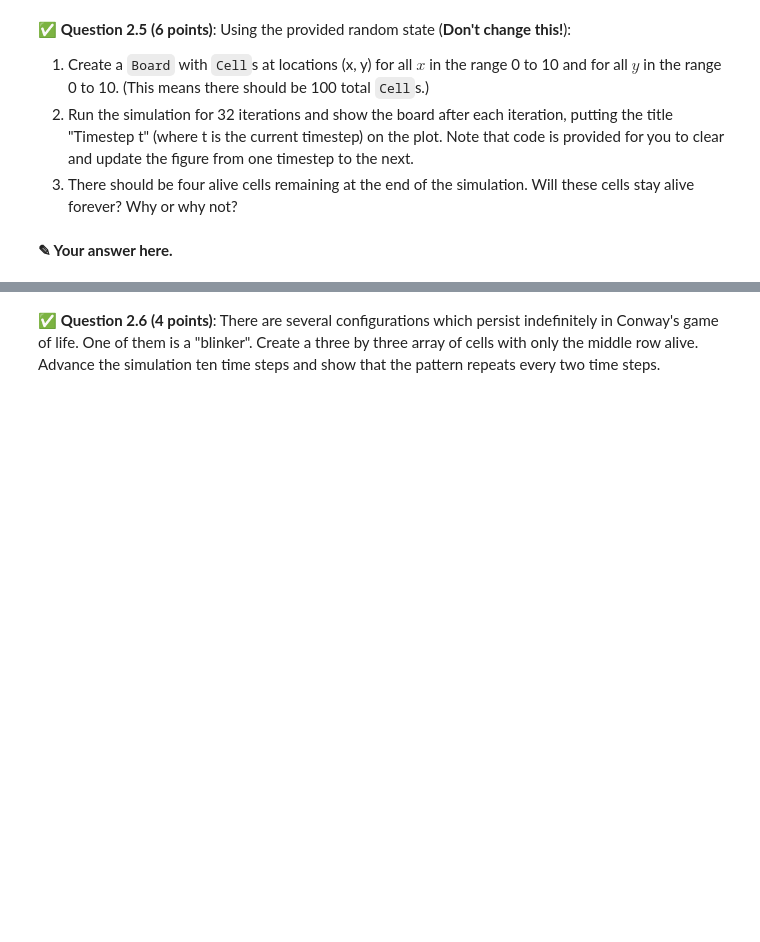
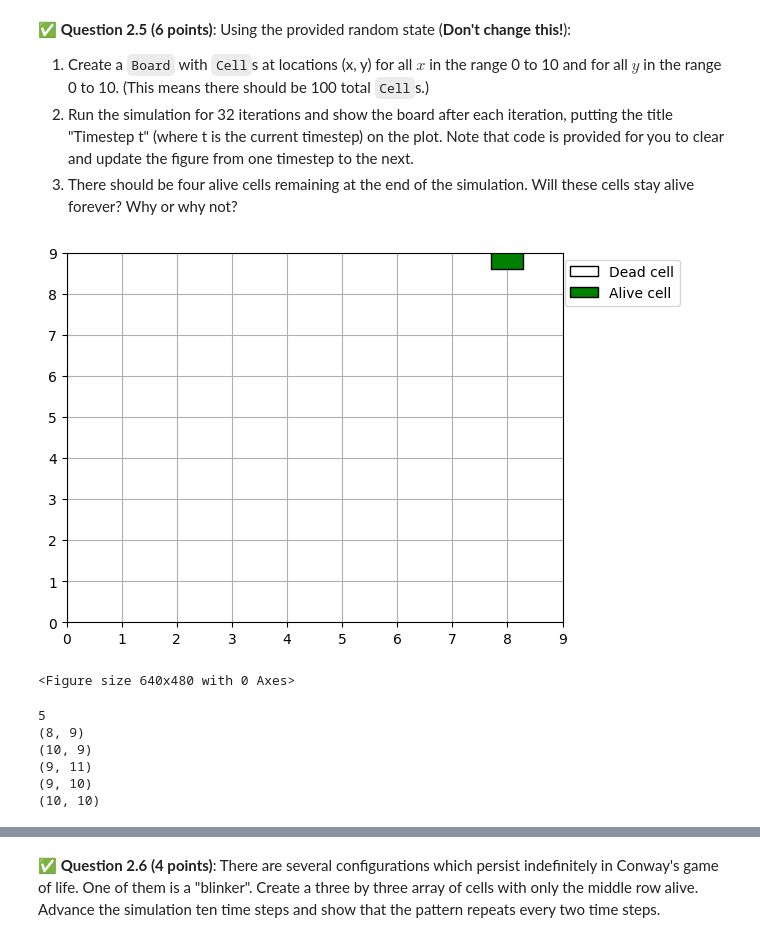
Before and after one commit to Jil-mueller/CMSE202-f25-turnin, a Jupyter notebook: hw-02/HW-02_ABMandGraphTheory-STUDENT.ipynb, the cells around one changed output, grey strips where cells are left out. Drawn from its saved outputs; the diff is of its cells as text; code cells hidden in the pictures; blank space fills up the shorter version.

```diff
--- a/hw-02/HW-02_ABMandGraphTheory-STUDENT.ipynb
+++ b/hw-02/HW-02_ABMandGraphTheory-STUDENT.ipynb
@@ -313,21 +380,56 @@ class Board:
 # %%
 import time
 import numpy as np
 from IPython.display import display, clear_output
 
 
 rng = np.random.RandomState(1)
 
 # Your code here to initialize the board.
 
+
+cells_list = []
+for y in range(10):
+    for x in range(10):
+        cells_list.append(Cell(x, y, alive=False))
+
+for cell in cells_list:
+    if (cell.x, cell.y) == (1, 0):
+        cell.alive = True
+    elif (cell.x, cell.y) == (2, 1):
+        cell.alive = True
+    elif (cell.x, cell.y) == (0, 2):
+        cell.alive = True
+    elif (cell.x, cell.y) == (1, 2):
+        cell.alive = True
+    elif (cell.x, cell.y) == (2, 2):
+        cell.alive = True
+
+
+my_board = Board(cells = cells_list)
+
 fig, ax = plt.subplots()
+
 for t in range(32 + 1):
     # Your code here to update and show the board.
-
+    my_board.run()
+    my_board.show(xlim=(0, 9), ylim=(0, 9))
     # After calling Board.show, run the following lines of code to make the animation smooth.
     clear_output(wait=True) # Clear output for dynamic display
     display(fig)            # Reset display
     fig.clear()             # Prevent overlapping and layered plots
     time.sleep(0.1)         # Wait a certain amount of time before showing the next plot. You can modify this as appropriate.
+# %% [output]
+[figure, added]
+<Figure size 640x480 with 0 Axes>
-# %% [markdown]
-**<font size=+3>&#9998;</font> Your answer here.**
+# %%
+print(len(my_board.get_alive_cells()))  # Should be 4
+for cell in my_board.get_alive_cells():
+    print((cell.x, cell.y))
+# %% [output]
+5
+(8, 9)
+(10, 9)
+(9, 11)
+(9, 10)
+(10, 10)
```
Also changed, not shown: parts of 16 cells of this notebook.
